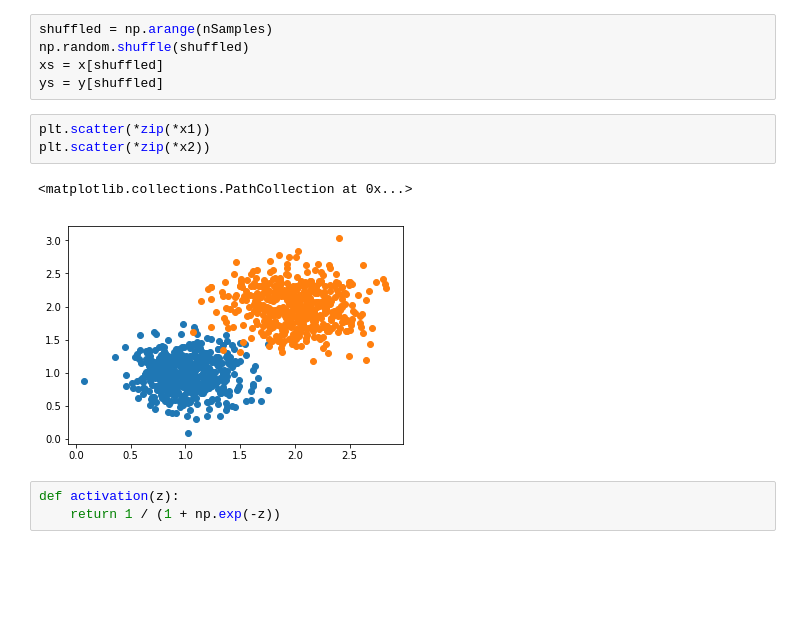
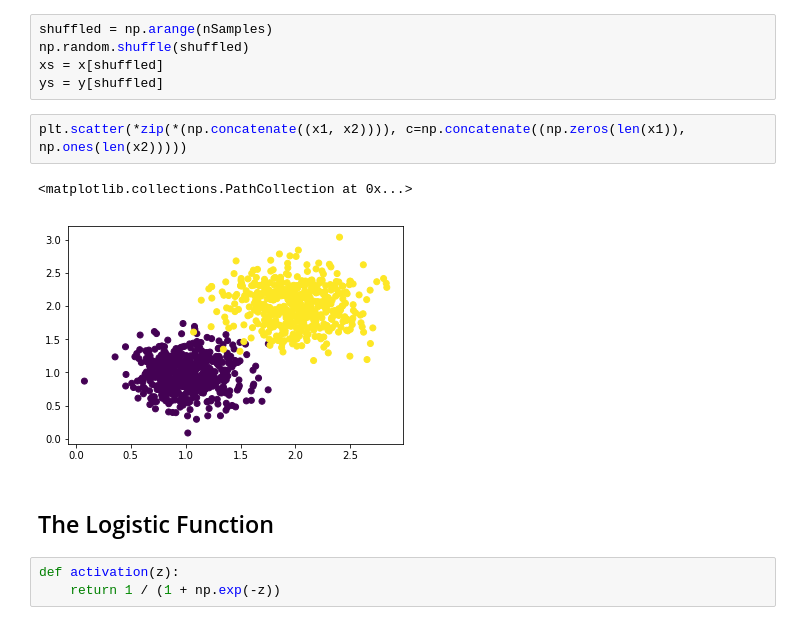
Before and after one commit to Markus-Goetz/gks-2019, a Jupyter notebook: Logistic Regression.ipynb, the cells around one changed output. Drawn from its saved outputs; the diff is of its cells as text; blank space fills up the shorter version.

```diff
--- a/Logistic Regression.ipynb
+++ b/Logistic Regression.ipynb
@@ -22,12 +29,13 @@ shuffled = np.arange(nSamples)
 np.random.shuffle(shuffled)
 xs = x[shuffled]
 ys = y[shuffled]
-# %%
-plt.scatter(*zip(*x1))
-plt.scatter(*zip(*x2))
-# %% [output]
-<matplotlib.collections.PathCollection at 0x...>
-[figure, removed]
+# %%
+plt.scatter(*zip(*(np.concatenate((x1, x2)))), c=np.concatenate((np.zeros(len(x1)), np.ones(len(x2)))))
+# %% [output]
+<matplotlib.collections.PathCollection at 0x...>
+[figure, added]
+# %% [markdown]
+## The Logistic Function
 # %%
 def activation(z):
     return 1 / (1 + np.exp(-z))
```
Also changed, not shown: parts of 15 cells of this notebook.
